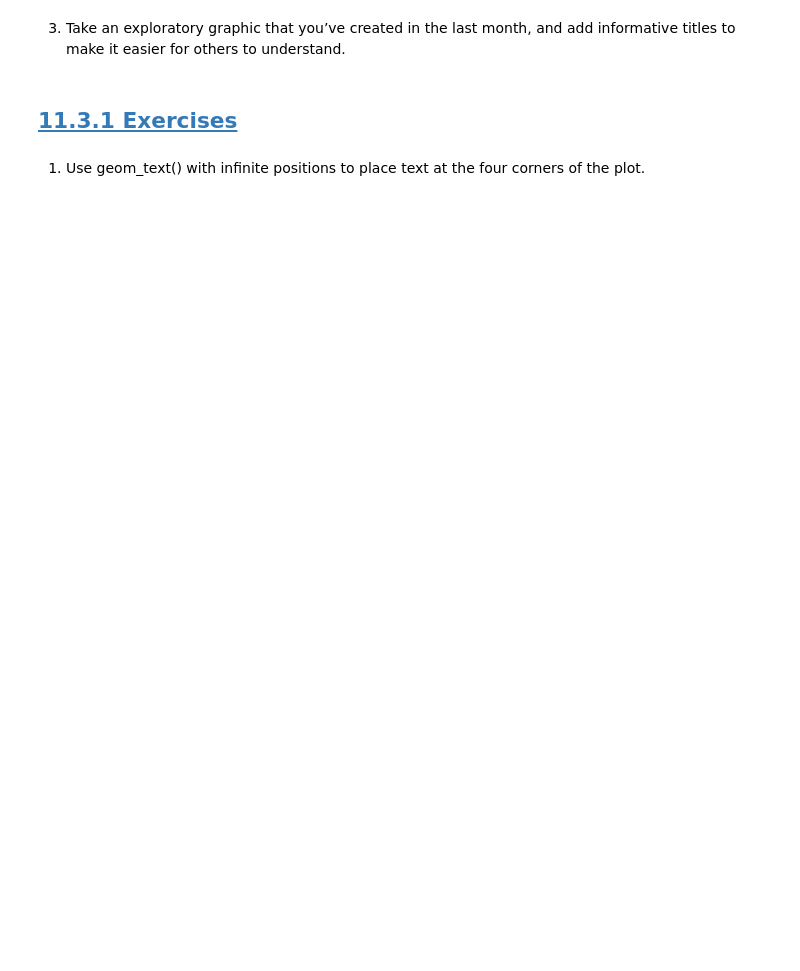
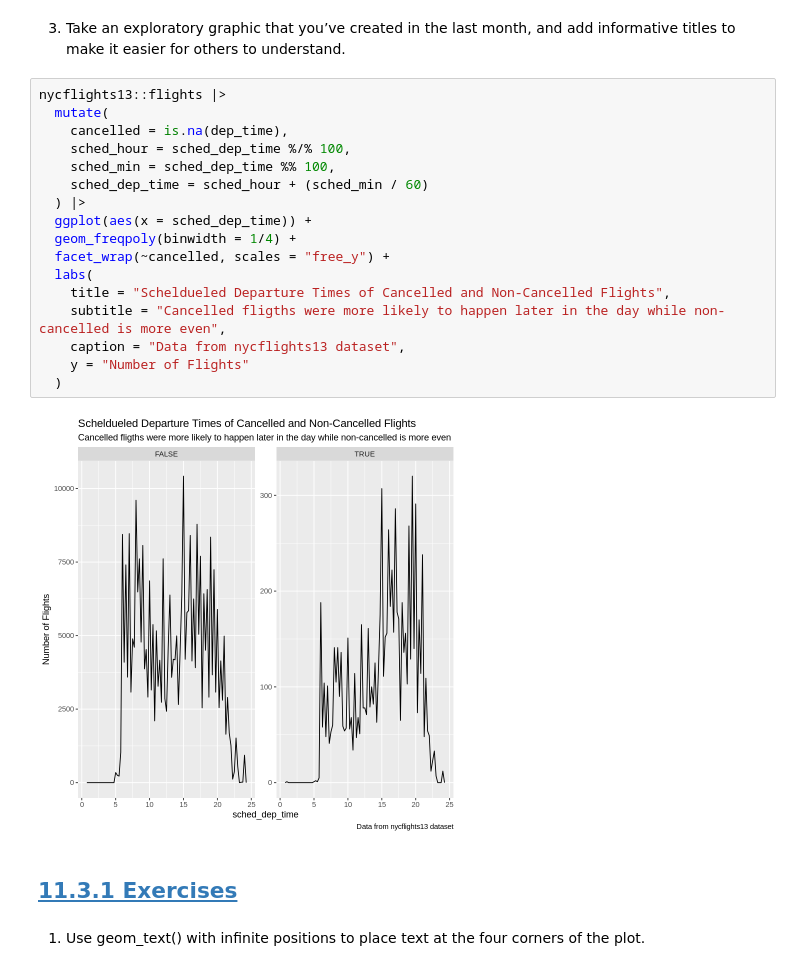
Before and after one commit to Brandy-Corwin/R-for-DS-exercises, a Jupyter notebook: Week_5_Assignments.ipynb, the cells around one changed output. Drawn from its saved outputs; the diff is of its cells as text; blank space fills up the shorter version.

```diff
--- a/Week_5_Assignments.ipynb
+++ b/Week_5_Assignments.ipynb
@@ -465,5 +476,24 @@ nycflights13::flights |>
 # %% [markdown]
 3. Take an exploratory graphic that you’ve created in the last month, and add informative titles to make it easier for others to understand.
+# %%
+nycflights13::flights |>
+  mutate(
+    cancelled = is.na(dep_time),
+    sched_hour = sched_dep_time %/% 100,
+    sched_min = sched_dep_time %% 100,
+    sched_dep_time = sched_hour + (sched_min / 60)
+  ) |>
+  ggplot(aes(x = sched_dep_time)) +
+  geom_freqpoly(binwidth = 1/4) +
+  facet_wrap(~cancelled, scales = "free_y") +
+  labs(
+    title = "Scheldueled Departure Times of Cancelled and Non-Cancelled Flights",
+    subtitle = "Cancelled fligths were more likely to happen later in the day while non-cancelled is more even",
+    caption = "Data from nycflights13 dataset",
+    y = "Number of Flights"
+  )
+# %% [output]
+[figure, added]
 # %% [markdown]
 ## [11.3.1 Exercises](https://r4ds.hadley.nz/communication#exercises-1)
 # %% [markdown]
```
Also changed, not shown: parts of 10 cells of this notebook.
